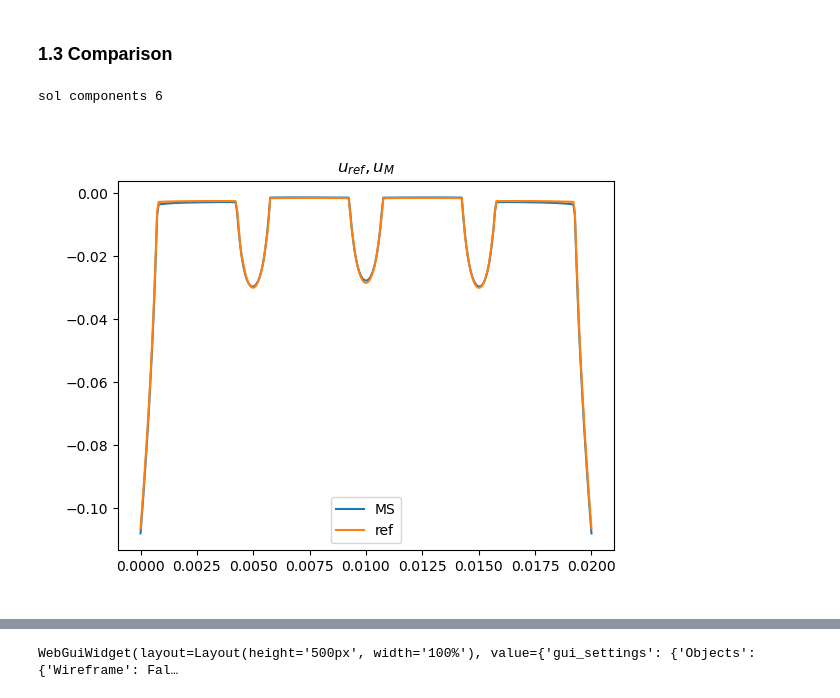
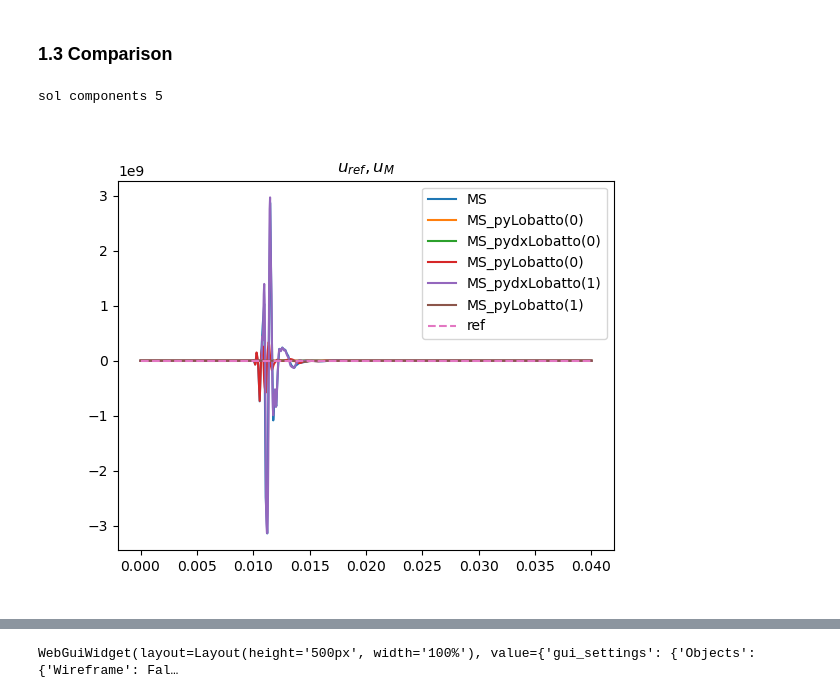
Before and after one commit to vhanser/ngsolveexample, a Jupyter notebook: content/multiscale/multiscale2DAll.ipynb, the cells around one changed output, grey strips where cells are left out. Saved outputs shown, nothing was run; the diff lists cells and outputs as text; code cells hidden in the pictures.

```diff
--- a/content/multiscale/multiscale2DAll.ipynb
+++ b/content/multiscale/multiscale2DAll.ipynb
@@ -5,7 +5,7 @@ from netgen.meshing import IdentificationType
 #from MS_helper_functions import *
 from netgen.webgui import Draw as DrawGeo
 from ngsolve.webgui import Draw
-Draw = lambda *args, **kwargs : None
+# Draw = lambda *args, **kwargs : None
 
 import matplotlib.pyplot as plt
 %matplotlib widget
@@ -16,9 +16,9 @@ from meshGen import mesh2DLaminates
 
 
 rotated = True
-modelHalfAir = False
+modelHalfAir = True
 
-moartaring=False
+moartaring=True
 
 onlySmooth = False
 onlyRough = False
@@ -35,7 +35,7 @@ onlyRough = False
 #             s.Redraw()
 # %%
 lambda1 = 1
-lambda2 = 1000
+lambda2 = 10
 
 order0 = 2
 # %%
@@ -376,35 +460,35 @@ energy: 0.025515019615215354
 # %%
 
 start = -D/2*1.01
 end = -D/2*0.9
 
 start = -d/2
 end = d/2
 
 
 plt.figure(2)
-# start = -d/2
-# end = -d/2 + cl_Phi.dFe
+start = -D/2
+end = D/2
 
 pnt1 = [-d/2*0.99, start, 0] if rotated else [start, -d/2*0.99, 0]
 pnt2 = [-d/2*0.99, end, 0] if rotated else [end, -d/2*0.99, 0]
 
 
 print("sol components", len(sol_comp_MS))
 evalOnLine(u_MS , meshRef, pnt1, pnt2, plot=True, ls='-', marker="", clear=True, label="MS", show=False, N=300);
-# [evalOnLine((sol_comp_MS[i]) , meshRef, pnt1, pnt2, plot=True, ls='-', marker="x", clear=False, label="MS_" + cl_gradgradMS.gradsol_pack[i][1].name, show=False, N=1000) for i in range(len(sol_comp_MS))];
+[evalOnLine((sol_comp_MS[i]) , meshRef, pnt1, pnt2, plot=True, ls='-', marker="", clear=False, label="MS_" + cl_gradgradMS.gradsol_pack[i][1].name, show=False, N=1000) for i in range(len(sol_comp_MS))];
 
 # evalOnLine((sol_comp_MS[0]) , meshRef, pnt1, pnt2, plot=True, ls='-', marker="x", clear=False, label="MS", show=False, N=300);
 # evalOnLine((sol_comp_MS[1]) , meshRef, pnt1, pnt2, plot=True, ls='-', marker="x", clear=False, label="MS", show=False, N=300);
 # evalOnLine((sol_comp_MS[2]) , meshRef, pnt1, pnt2, plot=True, ls='-', marker="x", clear=False, label="MS", show=False, N=300);
-evalOnLine(sol_ref , meshRef, pnt1, pnt2, plot=True, ls='-', marker="", show=False, clear=False, label="ref", N = 300, title=r"$u_{ref}, u_{M}$");
+evalOnLine(sol_ref , meshRef, pnt1, pnt2, plot=True, ls='--', marker="", show=False, clear=False, label="ref", N = 300, title=r"$u_{ref}, u_{M}$");
 
 
 plt.legend()
 plt.show()
 # %% [output]
-sol components 6
+sol components 5
-[figure, old version]
+[figure, new version]
 # %%
 # from ngsolve.webgui import Draw
 Draw(H_MS[0] ,meshRef)
```
Also changed, not shown: parts of 21 cells of this notebook, 3 other files.
